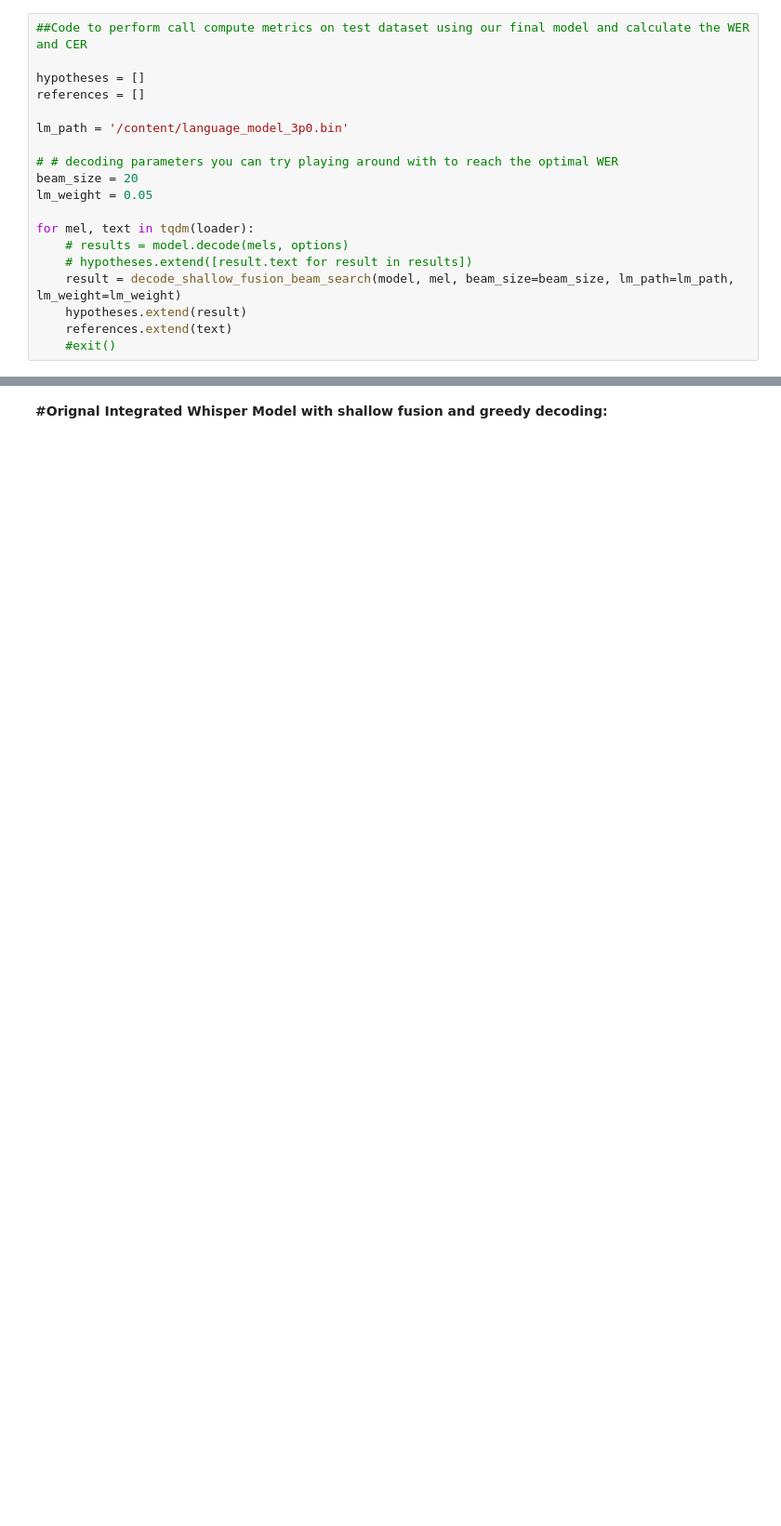
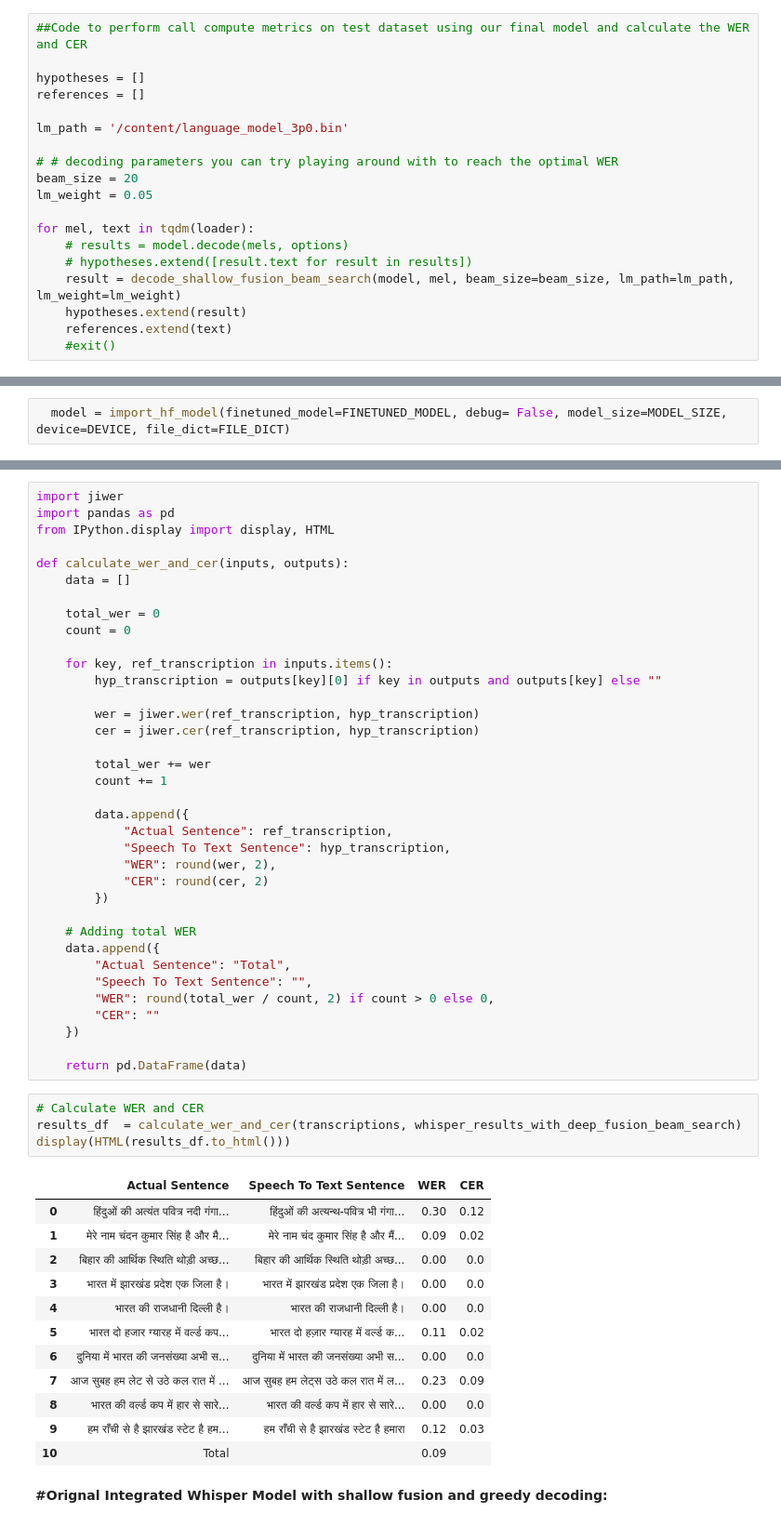
Before and after one commit to chandan110791/FinalHindiWhisper_Public, a Jupyter notebook: Whisper_LM_fusion_final.ipynb, the cells around one changed output, grey strips where cells are left out. Shown: that part at 93% size. Drawn from its saved outputs; the diff is of its cells as text; blank space fills up the shorter version.

```diff
--- a/Whisper_LM_fusion_final.ipynb
+++ b/Whisper_LM_fusion_final.ipynb
@@ -1762,0 +2077,2 @@ ValueError: ignored
+# %%
+  model = import_hf_model(finetuned_model=FINETUNED_MODEL, debug= False, model_size=MODEL_SIZE, device=DEVICE, file_dict=FILE_DICT)
@@ -1763,2 +2141,55 @@ ValueError: ignored
+# %%
+import jiwer
+import pandas as pd
+from IPython.display import display, HTML
+
+def calculate_wer_and_cer(inputs, outputs):
+    data = []
+
+    total_wer = 0
+    count = 0
+
+    for key, ref_transcription in inputs.items():
+        hyp_transcription = outputs[key][0] if key in outputs and outputs[key] else ""
+
+        wer = jiwer.wer(ref_transcription, hyp_transcription)
+        cer = jiwer.cer(ref_transcription, hyp_transcription)
+
+        total_wer += wer
+        count += 1
+
+        data.append({
+            "Actual Sentence": ref_transcription,
+            "Speech To Text Sentence": hyp_transcription,
+            "WER": round(wer, 2),
+            "CER": round(cer, 2)
+        })
+
+    # Adding total WER
+    data.append({
+        "Actual Sentence": "Total",
+        "Speech To Text Sentence": "",
+        "WER": round(total_wer / count, 2) if count > 0 else 0,
+        "CER": ""
+    })
+
+    return pd.DataFrame(data)
+# %%
+# Calculate WER and CER
+results_df  = calculate_wer_and_cer(transcriptions, whisper_results_with_deep_fusion_beam_search)
+display(HTML(results_df.to_html()))
+# %% [output]
+|  | Actual Sentence | Speech To Text Sentence | WER | CER |
+| 0 | हिंदुओं की अत्यंत पवित्र नदी गंगा... | हिंदुओं की अत्यन्थ-पवित्र भी गंगा... | 0.30 | 0.12 |
+| 1 | मेरे नाम चंदन कुमार सिंह है और मै... | मेरे नाम चंद कुमार सिंह है और मैं... | 0.09 | 0.02 |
+| 2 | बिहार की आर्थिक स्थिति थोड़ी अच्छ... | बिहार की आर्थिक स्थिति थोड़ी अच्छ... | 0.00 | 0.0 |
+| 3 | भारत में झारखंड प्रदेश एक जिला है। | भारत में झारखंड प्रदेश एक जिला है। | 0.00 | 0.0 |
+| 4 | भारत की राजधानी दिल्ली है। | भारत की राजधानी दिल्ली है। | 0.00 | 0.0 |
+| 5 | भारत दो हजार ग्यारह में वर्ल्ड कप... | भारत दो हज़ार ग्यारह में वर्ल्ड क... | 0.11 | 0.02 |
+| 6 | दुनिया में भारत की जनसंख्या अभी स... | दुनिया में भारत की जनसंख्या अभी स... | 0.00 | 0.0 |
+| 7 | आज सुबह हम लेट से उठे कल रात में ... | आज सुबह हम लेट्स उठे कल रात में ल... | 0.23 | 0.09 |
+| 8 | भारत की वर्ल्ड कप में हार से सारे... | भारत की वर्ल्ड कप में हार से सारे... | 0.00 | 0.0 |
+| 9 | हम राँची से है झारखंड स्टेट है हम... | हम राँची से है झारखंड स्टेट है हमारा | 0.12 | 0.03 |
+| 10 | Total |  | 0.09 |  |
 # %% [markdown]
 **#Orignal Integrated Whisper Model with shallow fusion and greedy decoding:**
```
Also changed, not shown: parts of 186 cells of this notebook, 2 other files.
